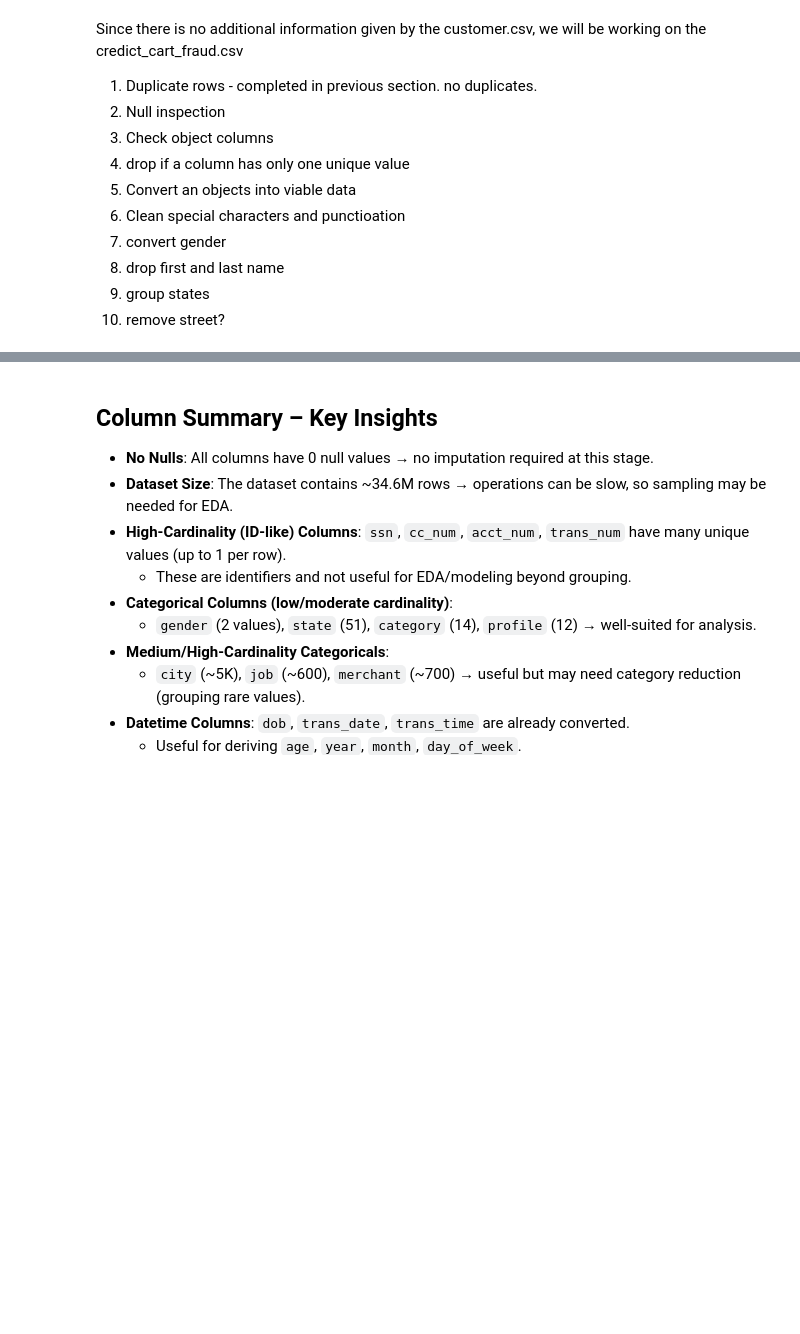
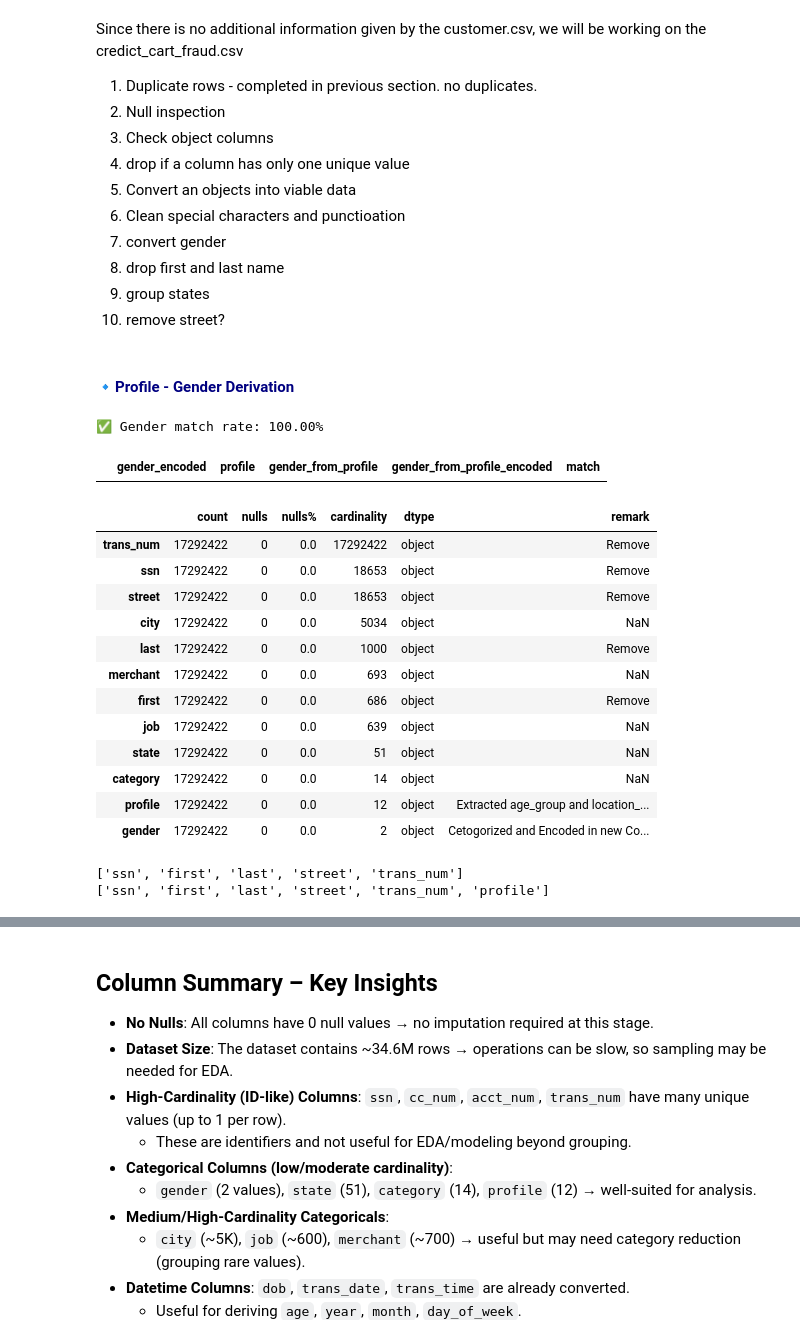
Before and after one commit to Shogant/Credit_Card_Fraud_Detection_Model, a Jupyter notebook: Data_Preparation.ipynb, the cells around one changed output, grey strips where cells are left out. Saved outputs shown, nothing was run; the diff lists cells and outputs as text; code cells hidden in the pictures; blank space fills up the shorter version.

```diff
--- a/Data_Preparation.ipynb
+++ b/Data_Preparation.ipynb
@@ -443,6 +573,3 @@ cols_to_drop.append('dob')
 - textual data convert to string
 - remove special keys
 - Classify to category
-# %%
-df = df.astype({col: 'string' for col in df.select_dtypes(include='object').columns})
-df.info()
@@ -481,3 +820,50 @@ Since there is no additional information given by the customer.csv, we will be w
 # Run on transactions_df
 summary_table = column_summary(df)
 display(summary_table.sort_values("nulls%", ascending=False))
+# %% [markdown]
+#### <font color='Navy'> 🔹Profile - Gender Derivation
+# %%
+# ✅ Step 1: Build a lightweight temporary table
+gender_check_df = df_2020[['gender_encoded', 'profile']].copy()
+
+# ✅ Step 2: Extract gender from profile (index 1)
+gender_check_df['gender_from_profile'] = gender_check_df['profile'].str.split('_').str[2]
+
+# ✅ Step 3: Encode profile gender to match your encoding (assuming 0=F, 1=M)
+gender_check_df['gender_from_profile_encoded'] = gender_check_df['gender_from_profile'].map({'female': 0, 'male': 1})
+
+# ✅ Step 4: Compare encoded values
+gender_check_df['match'] = gender_check_df['gender_encoded'] == gender_check_df['gender_from_profile_encoded']
+
+# ✅ Step 5: Match rate
+match_rate = gender_check_df['match'].mean() * 100
+print(f"✅ Gender match rate: {match_rate:.2f}%")
+
+# ✅ Step 6: Inspect mismatches (optional)
+display(gender_check_df[~gender_check_df['match']].head(10))
+# %% [output]
+✅ Gender match rate: 100.00%
+|  | gender_encoded | profile | gender_from_profile | gender_from_profile_encoded | match |
+# %%
+add_remark(summary_table, "profile", "Extracted age_group and location_profile")
+# %% [output]
+|  | count | nulls | nulls% | cardinality | dtype | remark |
+| trans_num | 17292422 | 0 | 0.0 | 17292422 | object | Remove |
+| ssn | 17292422 | 0 | 0.0 | 18653 | object | Remove |
+| street | 17292422 | 0 | 0.0 | 18653 | object | Remove |
+| city | 17292422 | 0 | 0.0 | 5034 | object | NaN |
+| last | 17292422 | 0 | 0.0 | 1000 | object | Remove |
+| merchant | 17292422 | 0 | 0.0 | 693 | object | NaN |
+| first | 17292422 | 0 | 0.0 | 686 | object | Remove |
+| job | 17292422 | 0 | 0.0 | 639 | object | NaN |
+| state | 17292422 | 0 | 0.0 | 51 | object | NaN |
+| category | 17292422 | 0 | 0.0 | 14 | object | NaN |
+| profile | 17292422 | 0 | 0.0 | 12 | object | Extracted age_group and location_... |
+| gender | 17292422 | 0 | 0.0 | 2 | object | Cetogorized and Encoded in new Co... |
+# %%
+print(cols_to_drop)
+cols_to_drop.append("profile")
+print(cols_to_drop)
+# %% [output]
+['ssn', 'first', 'last', 'street', 'trans_num']
+['ssn', 'first', 'last', 'street', 'trans_num', 'profile']
```
Also changed, not shown: parts of 71 cells of this notebook.
